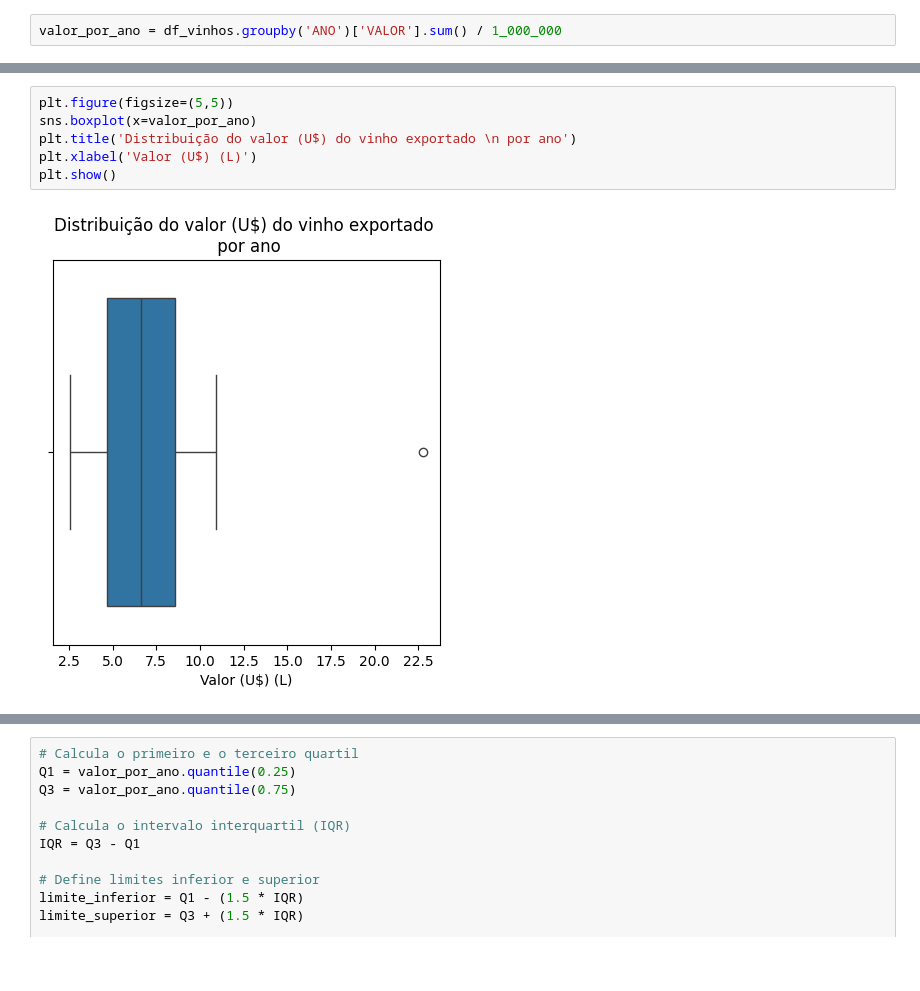
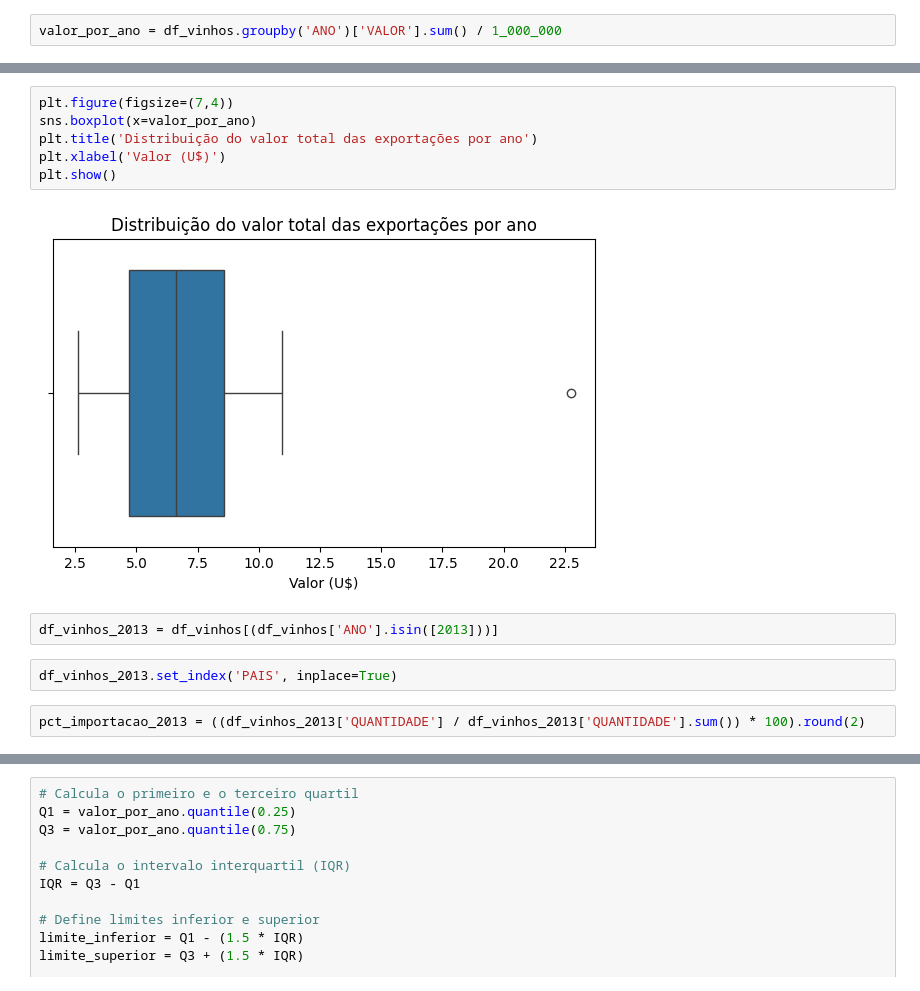
Before and after one commit to Guilhermecst/Tech-Challenge-Fase1, a Jupyter notebook: tech-challenge.ipynb, the cells around one changed output, grey strips where cells are left out. Drawn from its saved outputs; the diff is of its cells as text; blank space fills up the shorter version.

```diff
--- a/tech-challenge.ipynb
+++ b/tech-challenge.ipynb
@@ -225,8 +173,14 @@ plt.show()
 # %%
-plt.figure(figsize=(5,5))
+plt.figure(figsize=(7,4))
 sns.boxplot(x=valor_por_ano)
-plt.title('Distribuição do valor (U$) do vinho exportado \n por ano')
-plt.xlabel('Valor (U$) (L)')
+plt.title('Distribuição do valor total das exportações por ano')
+plt.xlabel('Valor (U$)')
 plt.show()
 # %% [output]
-[figure, old version]
+[figure, new version]
+# %%
+df_vinhos_2013 = df_vinhos[(df_vinhos['ANO'].isin([2013]))]
+# %%
+df_vinhos_2013.set_index('PAIS', inplace=True)
+# %%
+pct_importacao_2013 = ((df_vinhos_2013['QUANTIDADE'] / df_vinhos_2013['QUANTIDADE'].sum()) * 100).round(2)
```
Also changed, not shown: parts of 133 cells of this notebook, 1 other file.
